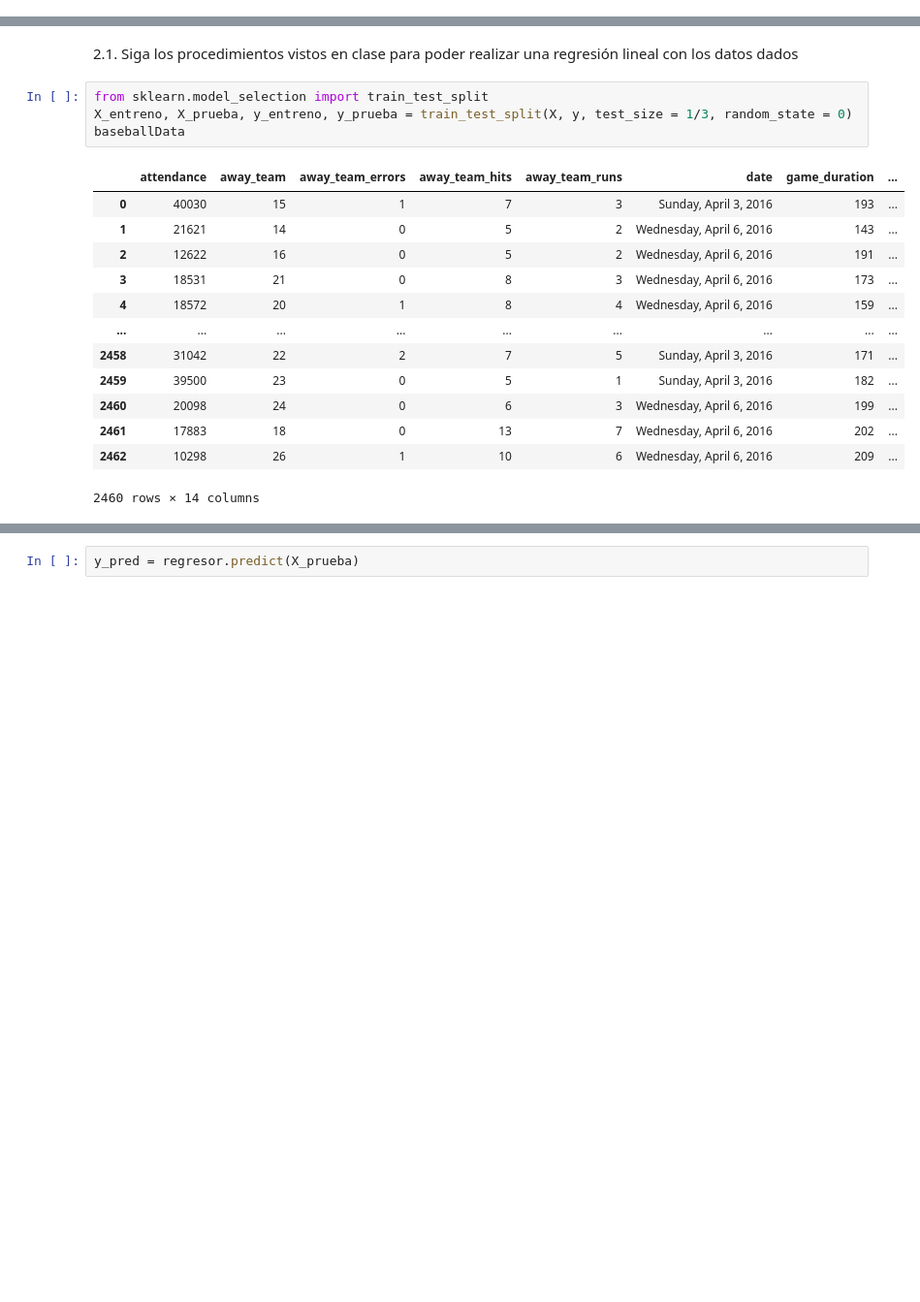
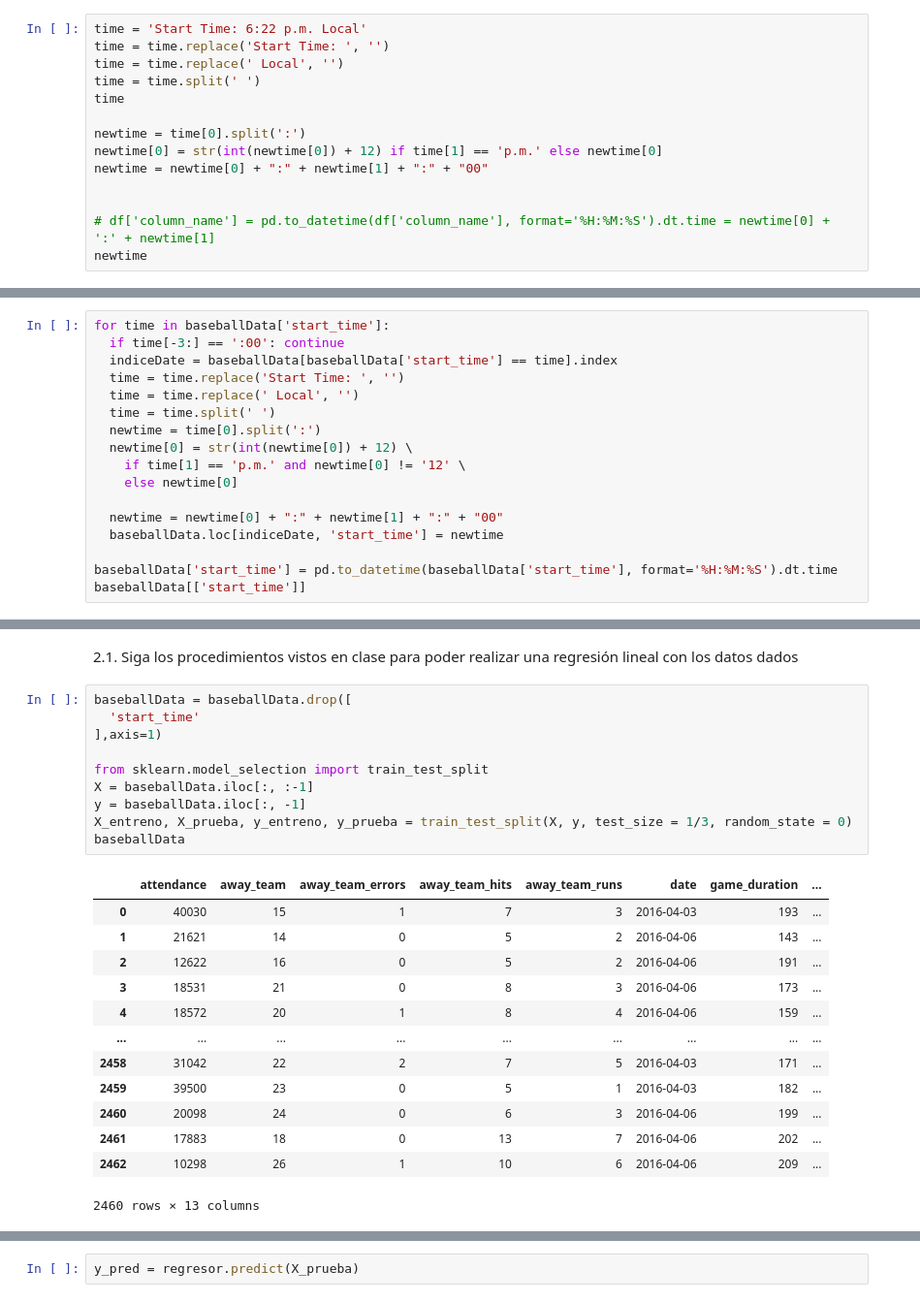
Before and after one commit to aleg001/HT1-MineriaDatos, a Jupyter notebook: HT11.6.ipynb, the cells around one changed output, grey strips where cells are left out. Shown: that part at 97% size. Cells and saved outputs as stored; diff of their text form; blank space fills up the shorter version.

```diff
--- a/HT11.6.ipynb
+++ b/HT11.6.ipynb
@@ -192,0 +202,14 @@ baseballData[['game_type', 'venue']]
+# %%
+time = 'Start Time: 6:22 p.m. Local'
+time = time.replace('Start Time: ', '')
+time = time.replace(' Local', '')
+time = time.split(' ')
+time
+
+newtime = time[0].split(':')
+newtime[0] = str(int(newtime[0]) + 12) if time[1] == 'p.m.' else newtime[0]
+newtime = newtime[0] + ":" + newtime[1] + ":" + "00"
+
+
+# df['column_name'] = pd.to_datetime(df['column_name'], format='%H:%M:%S').dt.time = newtime[0] + ':' + newtime[1]
+newtime
@@ -192,0 +218,17 @@ baseballData[['game_type', 'venue']]
+# %%
+for time in baseballData['start_time']:
+  if time[-3:] == ':00': continue
+  indiceDate = baseballData[baseballData['start_time'] == time].index
+  time = time.replace('Start Time: ', '')
+  time = time.replace(' Local', '')
+  time = time.split(' ')
+  newtime = time[0].split(':')
+  newtime[0] = str(int(newtime[0]) + 12) \
+    if time[1] == 'p.m.' and newtime[0] != '12' \
+    else newtime[0]
+
+  newtime = newtime[0] + ":" + newtime[1] + ":" + "00"
+  baseballData.loc[indiceDate, 'start_time'] = newtime
+
+baseballData['start_time'] = pd.to_datetime(baseballData['start_time'], format='%H:%M:%S').dt.time
+baseballData[['start_time']]
@@ -193,23 +267,29 @@ baseballData[['game_type', 'venue']]
 # %% [markdown]
 2.1. Siga los procedimientos vistos en clase para poder realizar una regresión lineal con los datos dados
 # %%
+baseballData = baseballData.drop([
+  'start_time'
+],axis=1)
+
 from sklearn.model_selection import train_test_split
+X = baseballData.iloc[:, :-1]
+y = baseballData.iloc[:, -1]
 X_entreno, X_prueba, y_entreno, y_prueba = train_test_split(X, y, test_size = 1/3, random_state = 0)
 baseballData
 # %% [output]
 |  | attendance | away_team | away_team_errors | away_team_hits | away_team_runs | date | game_duration | ... |
-| 0 | 40030 | 15 | 1 | 7 | 3 | Sunday, April 3, 2016 | 193 | ... |
-| 1 | 21621 | 14 | 0 | 5 | 2 | Wednesday, April 6, 2016 | 143 | ... |
-| 2 | 12622 | 16 | 0 | 5 | 2 | Wednesday, April 6, 2016 | 191 | ... |
-| 3 | 18531 | 21 | 0 | 8 | 3 | Wednesday, April 6, 2016 | 173 | ... |
-| 4 | 18572 | 20 | 1 | 8 | 4 | Wednesday, April 6, 2016 | 159 | ... |
+| 0 | 40030 | 15 | 1 | 7 | 3 | 2016-04-03 | 193 | ... |
+| 1 | 21621 | 14 | 0 | 5 | 2 | 2016-04-06 | 143 | ... |
+| 2 | 12622 | 16 | 0 | 5 | 2 | 2016-04-06 | 191 | ... |
+| 3 | 18531 | 21 | 0 | 8 | 3 | 2016-04-06 | 173 | ... |
+| 4 | 18572 | 20 | 1 | 8 | 4 | 2016-04-06 | 159 | ... |
 | ... | ... | ... | ... | ... | ... | ... | ... | ... |
-| 2458 | 31042 | 22 | 2 | 7 | 5 | Sunday, April 3, 2016 | 171 | ... |
-| 2459 | 39500 | 23 | 0 | 5 | 1 | Sunday, April 3, 2016 | 182 | ... |
-| 2460 | 20098 | 24 | 0 | 6 | 3 | Wednesday, April 6, 2016 | 199 | ... |
-| 2461 | 17883 | 18 | 0 | 13 | 7 | Wednesday, April 6, 2016 | 202 | ... |
-| 2462 | 10298 | 26 | 1 | 10 | 6 | Wednesday, April 6, 2016 | 209 | ... |
+| 2458 | 31042 | 22 | 2 | 7 | 5 | 2016-04-03 | 171 | ... |
+| 2459 | 39500 | 23 | 0 | 5 | 1 | 2016-04-03 | 182 | ... |
+| 2460 | 20098 | 24 | 0 | 6 | 3 | 2016-04-06 | 199 | ... |
+| 2461 | 17883 | 18 | 0 | 13 | 7 | 2016-04-06 | 202 | ... |
+| 2462 | 10298 | 26 | 1 | 10 | 6 | 2016-04-06 | 209 | ... |
-2460 rows × 14 columns
+2460 rows × 13 columns
 # %%
 from sklearn.linear_model import LinearRegression
 regresor = LinearRegression()
```
Also changed, not shown: parts of 21 cells of this notebook.
